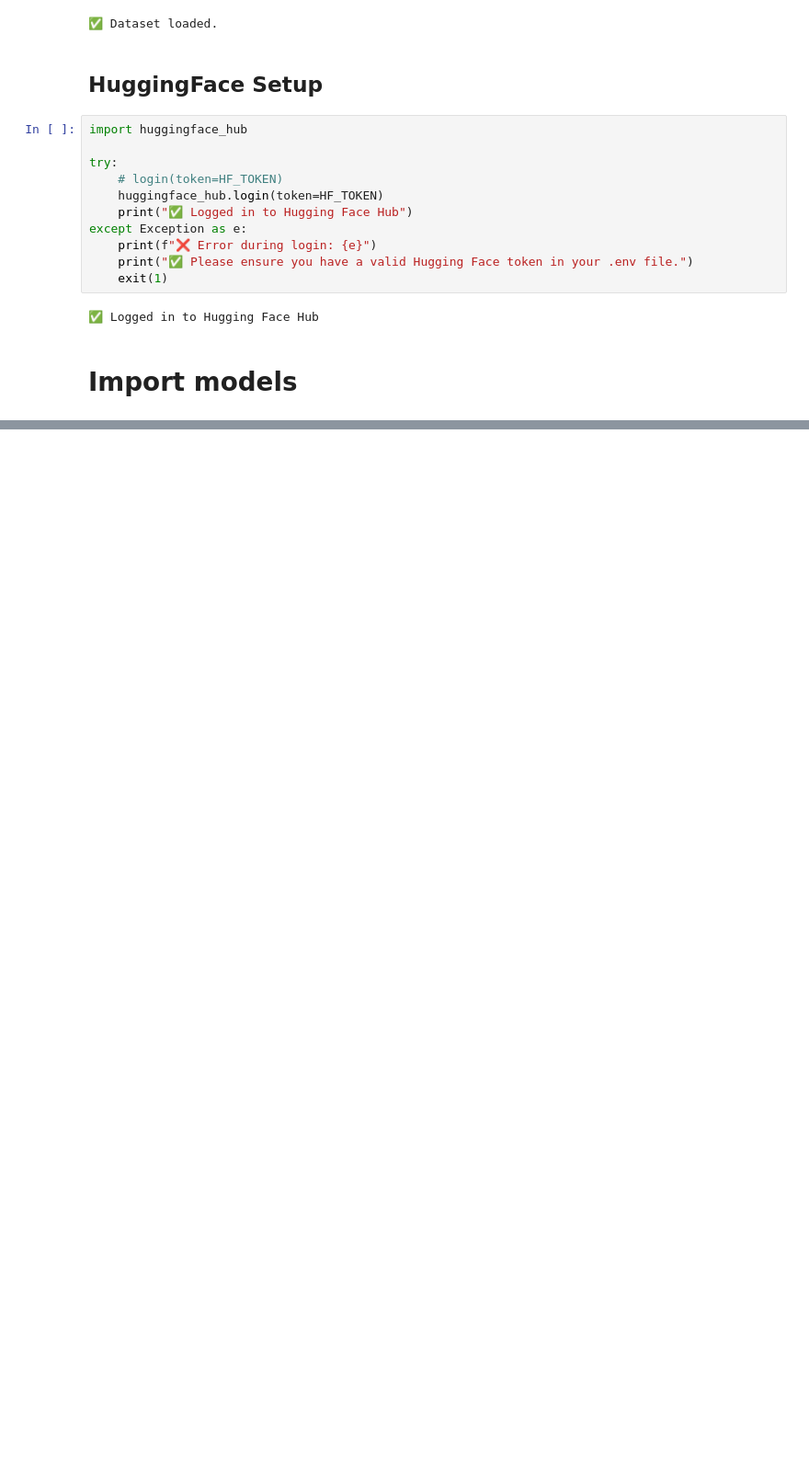
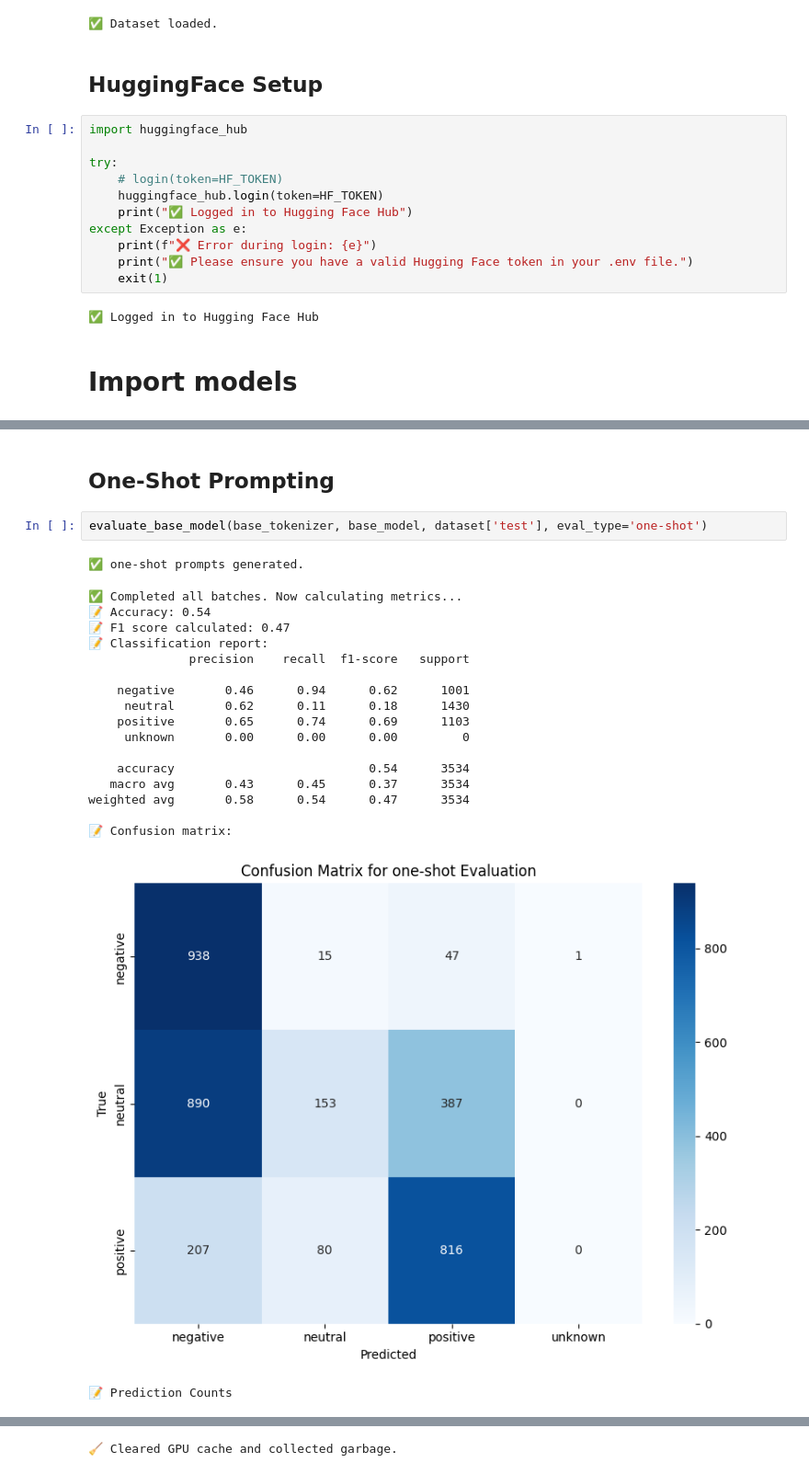
Before and after one commit to rtweera/code-ft, a Jupyter notebook: training/SFT/Tweets/accuracy_metrics.ipynb, the cells around one changed output, grey strips where cells are left out. Shown at 92% size. Saved outputs shown, nothing was run; the diff lists cells and outputs as text; blank space fills up the shorter version.

```diff
--- a/training/SFT/Tweets/accuracy_metrics.ipynb
+++ b/training/SFT/Tweets/accuracy_metrics.ipynb
@@ -257,0 +309,24 @@ weighted avg       0.58      0.53      0.46       500
+# %% [markdown]
+## One-Shot Prompting
+# %%
+evaluate_base_model(base_tokenizer, base_model, dataset['test'], eval_type='one-shot')
+# %% [output]
+✅ one-shot prompts generated.
+✅ Completed all batches. Now calculating metrics...
+📝 Accuracy: 0.54
+📝 F1 score calculated: 0.47
+📝 Classification report:
+              precision    recall  f1-score   support
+
+    negative       0.46      0.94      0.62      1001
+     neutral       0.62      0.11      0.18      1430
+    positive       0.65      0.74      0.69      1103
+     unknown       0.00      0.00      0.00         0
+
+    accuracy                           0.54      3534
+   macro avg       0.43      0.45      0.37      3534
+weighted avg       0.58      0.54      0.47      3534
+
+📝 Confusion matrix:
+[figure, added]
+📝 Prediction Counts
@@ -257,0 +334 @@ weighted avg       0.58      0.53      0.46       500
+🧹 Cleared GPU cache and collected garbage.
```
Also changed, not shown: parts of 15 cells of this notebook.
